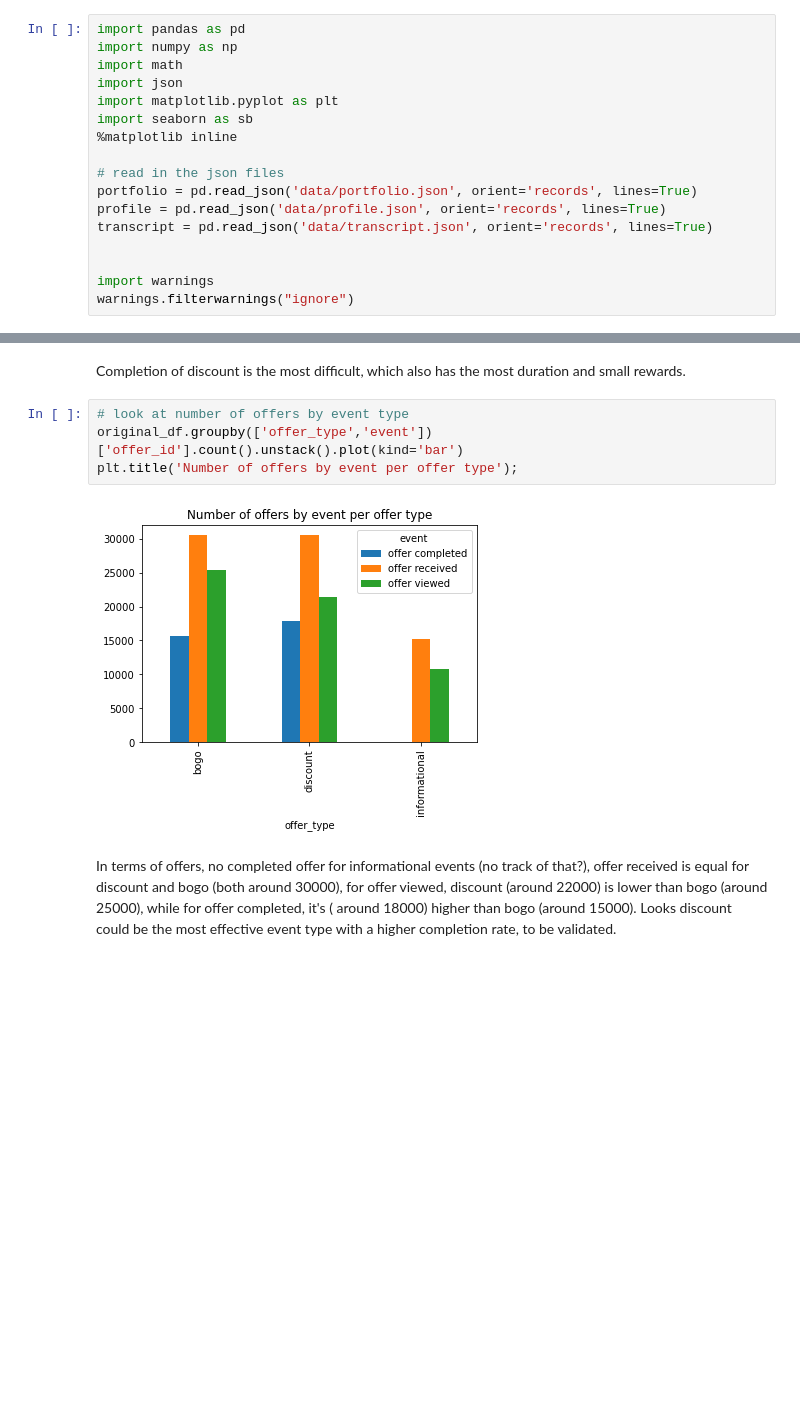
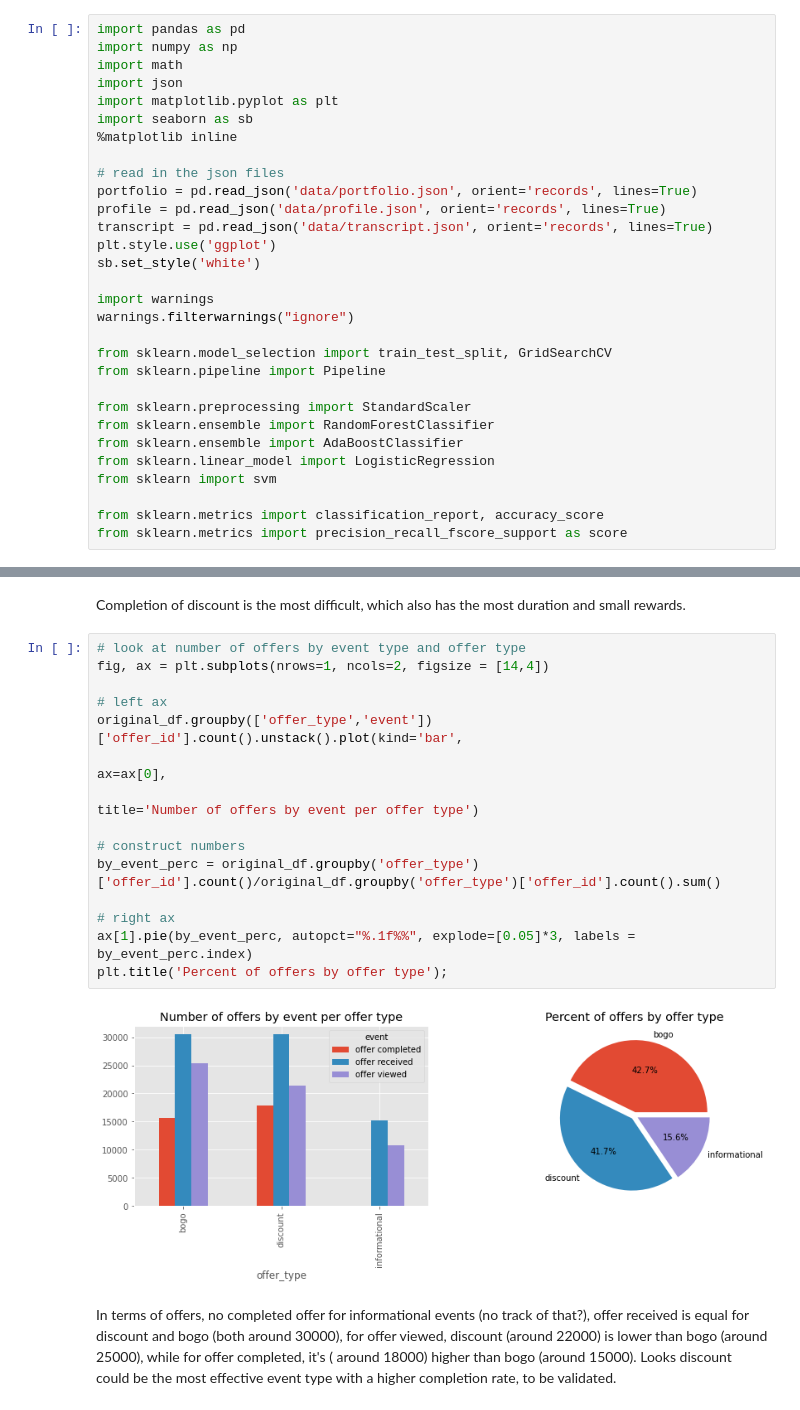
Before and after one commit to xmjuan/starbucks_capstone, a Jupyter notebook: Starbucks_Capstone_notebook.ipynb, the cells around one changed output, grey strips where cells are left out. Drawn from its saved outputs; the diff is of its cells as text; blank space fills up the shorter version.

```diff
--- a/Starbucks_Capstone_notebook.ipynb
+++ b/Starbucks_Capstone_notebook.ipynb
@@ -86,10 +86,23 @@ import seaborn as sb
 portfolio = pd.read_json('data/portfolio.json', orient='records', lines=True)
 profile = pd.read_json('data/profile.json', orient='records', lines=True)
 transcript = pd.read_json('data/transcript.json', orient='records', lines=True)
-
+plt.style.use('ggplot')
+sb.set_style('white')
 
 import warnings
 warnings.filterwarnings("ignore")
+
+from sklearn.model_selection import train_test_split, GridSearchCV
+from sklearn.pipeline import Pipeline
+
+from sklearn.preprocessing import StandardScaler
+from sklearn.ensemble import RandomForestClassifier
+from sklearn.ensemble import AdaBoostClassifier
+from sklearn.linear_model import LogisticRegression
+from sklearn import svm
+
+from sklearn.metrics import classification_report, accuracy_score
+from sklearn.metrics import precision_recall_fscore_support as score
 # %% [markdown]
 # EDA
 # %% [markdown]
@@ -695,11 +691,22 @@ plt.title('Difficulty, reward, duration by offer type');
 # %% [markdown]
 Completion of discount is the most difficult, which also has the most duration and small rewards.
 # %%
-# look at number of offers by event type
-original_df.groupby(['offer_type','event'])['offer_id'].count().unstack().plot(kind='bar')
-plt.title('Number of offers by event per offer type');
+# look at number of offers by event type and offer type
+fig, ax = plt.subplots(nrows=1, ncols=2, figsize = [14,4])
+
+# left ax
+original_df.groupby(['offer_type','event'])['offer_id'].count().unstack().plot(kind='bar',
+                                                                               ax=ax[0],
+                                                                               title='Number of offers by event per offer type')
+
+# construct numbers
+by_event_perc = original_df.groupby('offer_type')['offer_id'].count()/original_df.groupby('offer_type')['offer_id'].count().sum()
+
+# right ax
+ax[1].pie(by_event_perc, autopct="%.1f%%", explode=[0.05]*3, labels = by_event_perc.index)
+plt.title('Percent of offers by offer type');
 # %% [output]
-[figure, old version]
+[figure, new version]
 # %% [markdown]
 In terms of offers, no completed offer for informational events (no track of that?), offer received is equal for discount and bogo (both around 30000), for offer viewed, discount (around 22000) is lower than bogo (around 25000), while for offer completed, it's ( around 18000) higher than bogo (around 15000). Looks discount could be the most effective event type with a higher completion rate, to be validated.
 # %%
```
Also changed, not shown: parts of 66 cells of this notebook.
